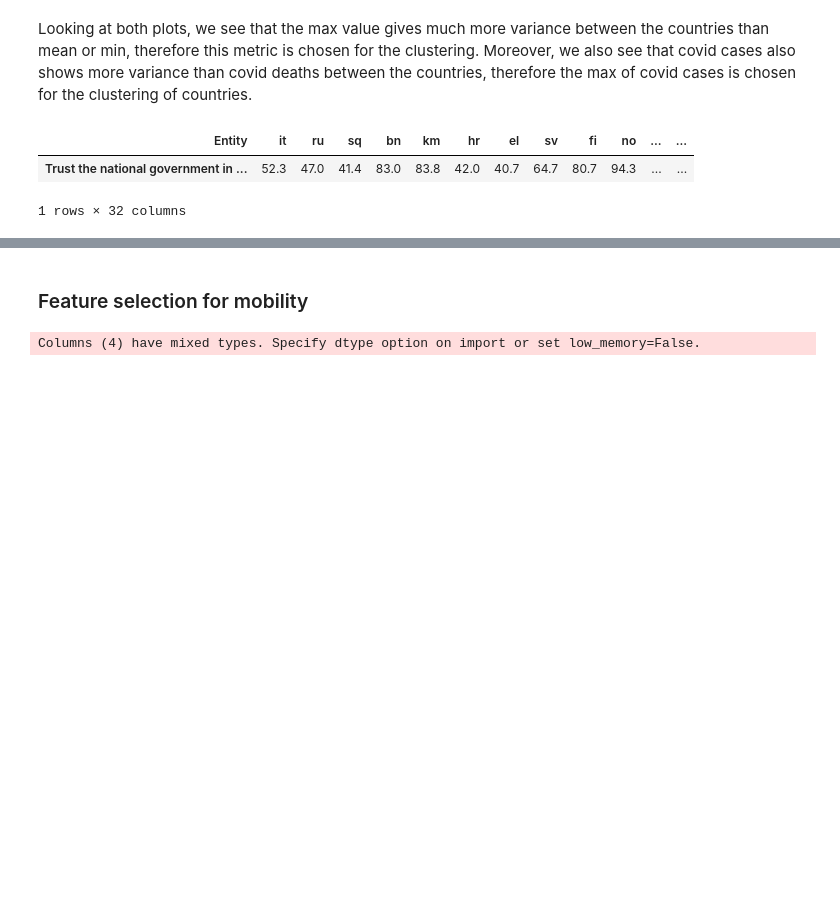
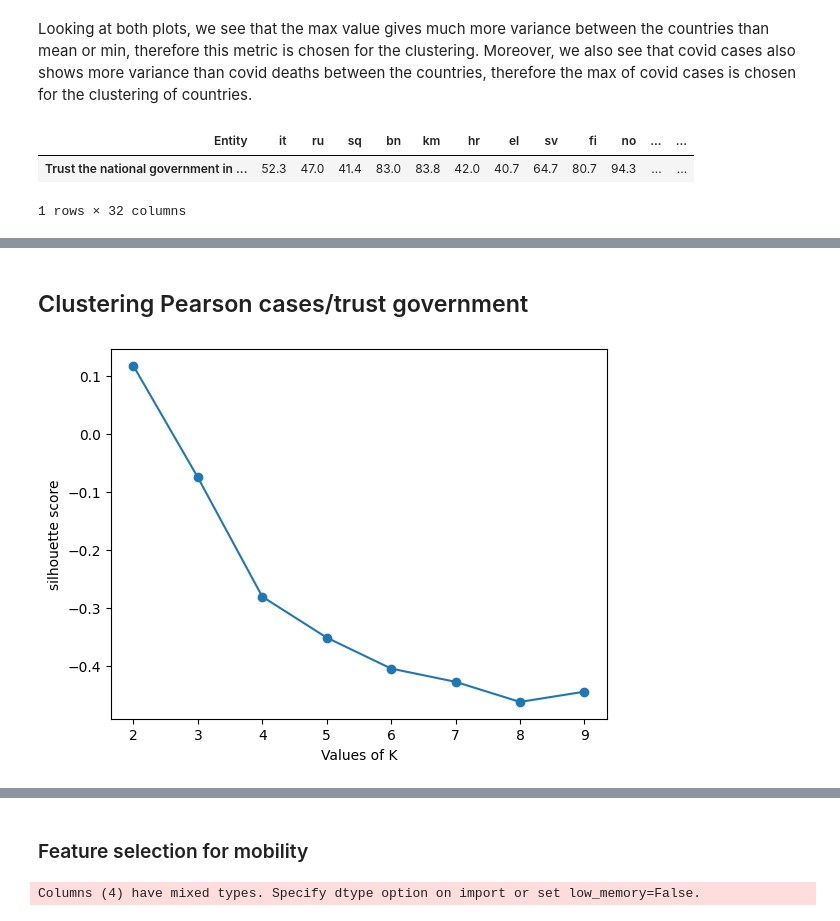
Before and after one commit to epfl-ada/ada-2022-project-thedatadiggers22, a Jupyter notebook: test_clustering.ipynb, the cells around one changed output, grey strips where cells are left out. Drawn from its saved outputs; the diff is of its cells as text; code cells hidden in the pictures; blank space fills up the shorter version.

```diff
--- a/test_clustering.ipynb
+++ b/test_clustering.ipynb
@@ -342,0 +363,49 @@ plt.show()
+# %% [markdown]
+## Clustering Pearson cases/trust government
+# %%
+df_clustering_Pears__G = pd.concat([pearson_cases_Kmeans.to_frame().rename(columns= {0: 'Pearsons cases'}).transpose(), df_trust_gov], axis= 0)
+df_clustering_Pears__G = df_clustering_Pears__G.transpose().dropna()
+# Create dataframe for clustering with covid max cases, pageviews max, and trust in journalists
+#lim = np.logical_and(df_clustering_Pears__G  < df_clustering_Pears__G .quantile(0.99, numeric_only=False),
+#                     df_clustering_Pears__G  > df_clustering_Pears__G .quantile(0.01, numeric_only=False))
+
+# replace outliers with nan
+#df_clustering_Pears__G  = df_clustering_Pears__G .where(lim, np.nan).dropna()
+
+# Preprocessing the data
+df_array = np.array(df_clustering_Pears__G.iloc[:,:])          # Getting only the numeric features from the dataset
+df_norm  = preprocessing.normalize(df_array) # Normalizing the data
+
+# Creating our Model
+kmeans = KMeans(n_clusters = 2)
+
+# Training our model
+kmeans.fit(df_norm)
+
+# You can see the labels (clusters) assigned for each data point with the function labels_
+kmeans.labels_
+
+# Assigning the labels to the initial dataset
+df_clustering_Pears__G['cluster'] = kmeans.labels_
+# %%
+# Amount of values to be tested for K
+Ks = range(2, 10)
+
+# List to hold on the metrics for each value of K
+results = []
+
+# Executing the loop
+for K in Ks:
+
+    model = KMeans(n_clusters = K)
+    model.fit(df_norm)
+
+    results.append(metrics.silhouette_score(df_array ,model.labels_))
+
+# Plotting the final result
+plt.plot(Ks, results, 'o-')
+plt.xlabel("Values of K")
+plt.ylabel("silhouette score")
+plt.show()
+# %% [output]
+[figure, added]
```
Also changed, not shown: parts of 32 cells of this notebook.
